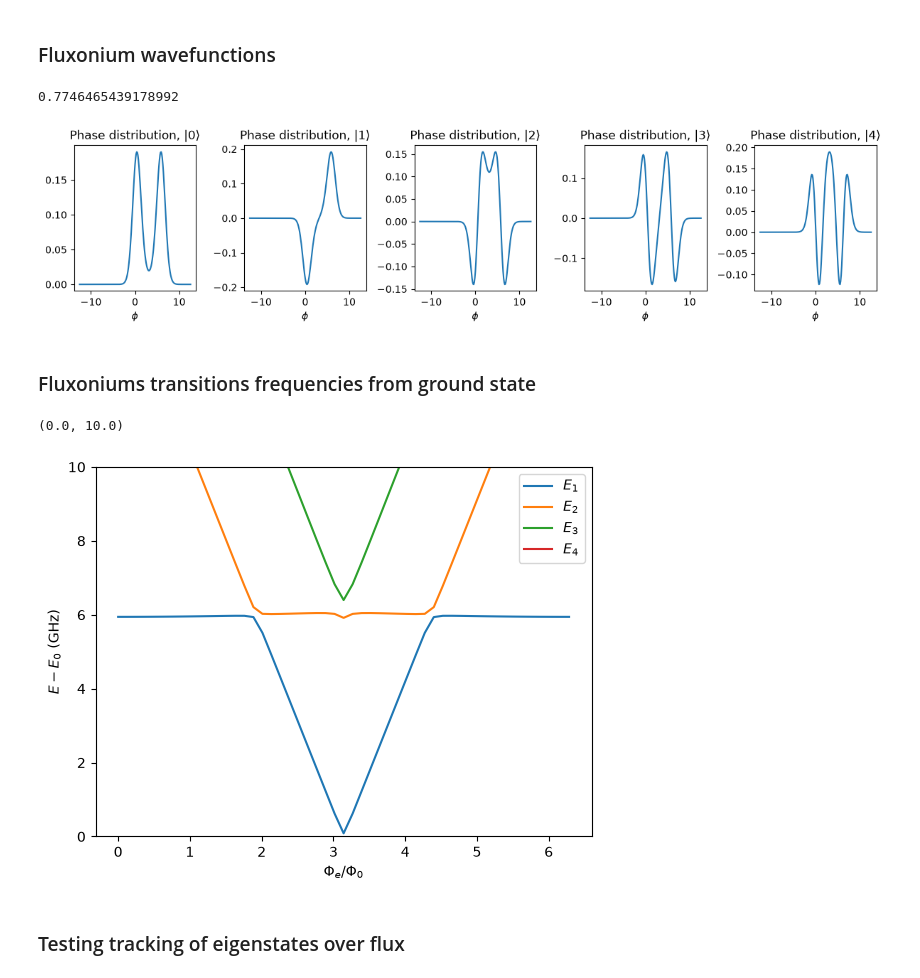
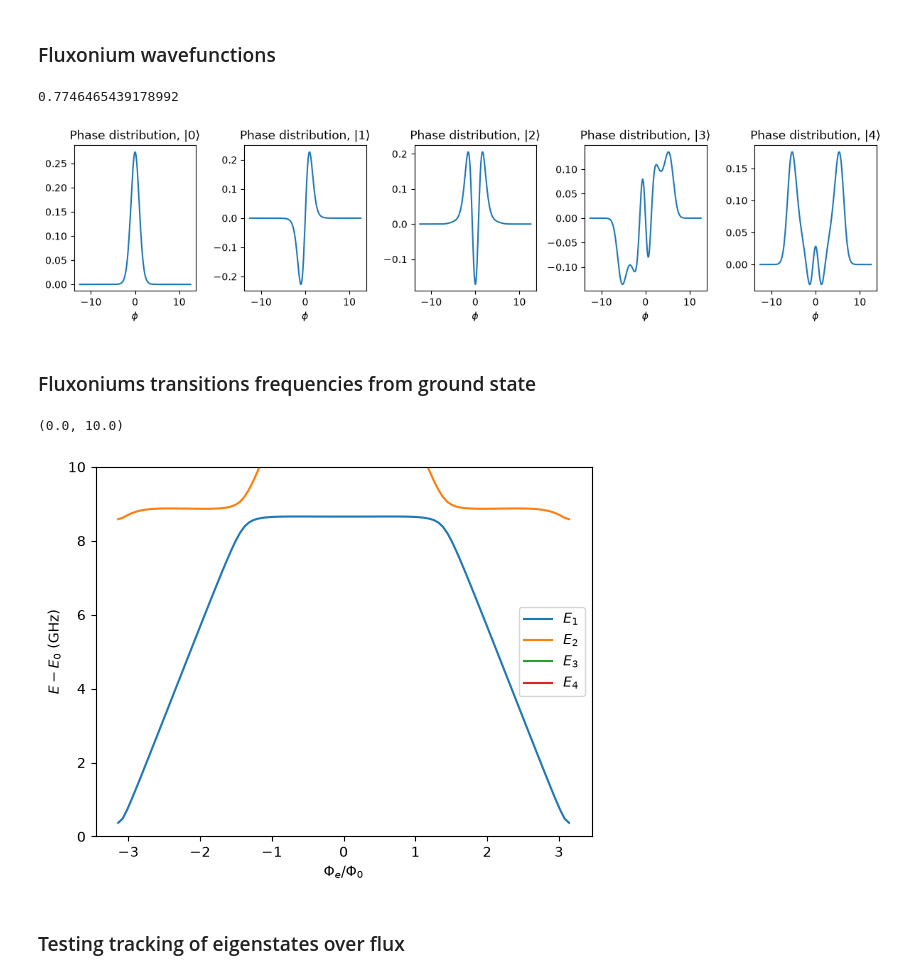
Before and after one commit to tyrasamenius/fluxonium_readout, a Jupyter notebook: Fluxonium_notebook.ipynb, the cells around one changed output. Drawn from its saved outputs; the diff is of its cells as text; code cells hidden in the pictures.

Commit message:
adapting notebooks to changes

```diff
--- a/Fluxonium_notebook.ipynb
+++ b/Fluxonium_notebook.ipynb
@@ -16,28 +16,28 @@ unit_nH_inv_to_GHz = 1/h * (phi_0/(2*np.pi))**2
 # %%
 
 # from Zhang, Chicago paper 2021, all in GHz
 E_L = 1
 C_J = 25 #fF
 C = 0 #fF, want to satisfy E_C = 0.479 GHz
 E_J = 8
 
 N_wavfuncs = 5
-ext_phase = np.pi
+ext_phase = 0
 
 flux1 = Fluxonium(E_J, C_J, C, E_L, N_phi = 201, nbr_periods=4)
 print(flux1.E_C)
 flux1.plot_wavefuncs(N_wavfuncs, ext_phase)
 # %% [output]
 0.7746465439178992
-[figure, old version]
+[figure, new version]
 # %% [markdown]
 ### Fluxoniums transitions frequencies from ground state
 # %%
 N_en_levels = 5
-N_flux = 51
-E_Cq_two_mode = 1 # from DJF notebook, in GHz
-E_Ci_two_mode = 0.33 # from DJF notebook, in GHz
-ext_phase = np.linspace(0, 2*np.pi, N_flux)
+N_flux = 101
+E_Cq_two_mode = 2 # from DJF notebook, in GHz
+E_Ci_two_mode = 0.5 # from DJF notebook, in GHz
+ext_phase = np.linspace(-np.pi, np.pi, N_flux)
 flux1_reduced = Double_Junc_Fluxonium(
     E_J, E_J, C_J, C_J, C, E_L,
     delta_phi=8*np.pi/200,
@@ -49,7 +49,7 @@ flux1_reduced.plot_transitions_over_flux_BH(
 plt.ylim(0, 10)
 # %% [output]
 (0.0, 10.0)
-[figure, old version]
+[figure, new version]
 # %% [markdown]
 ### Testing tracking of eigenstates over flux
 # %%
```
Also changed, not shown: 1 other file.
